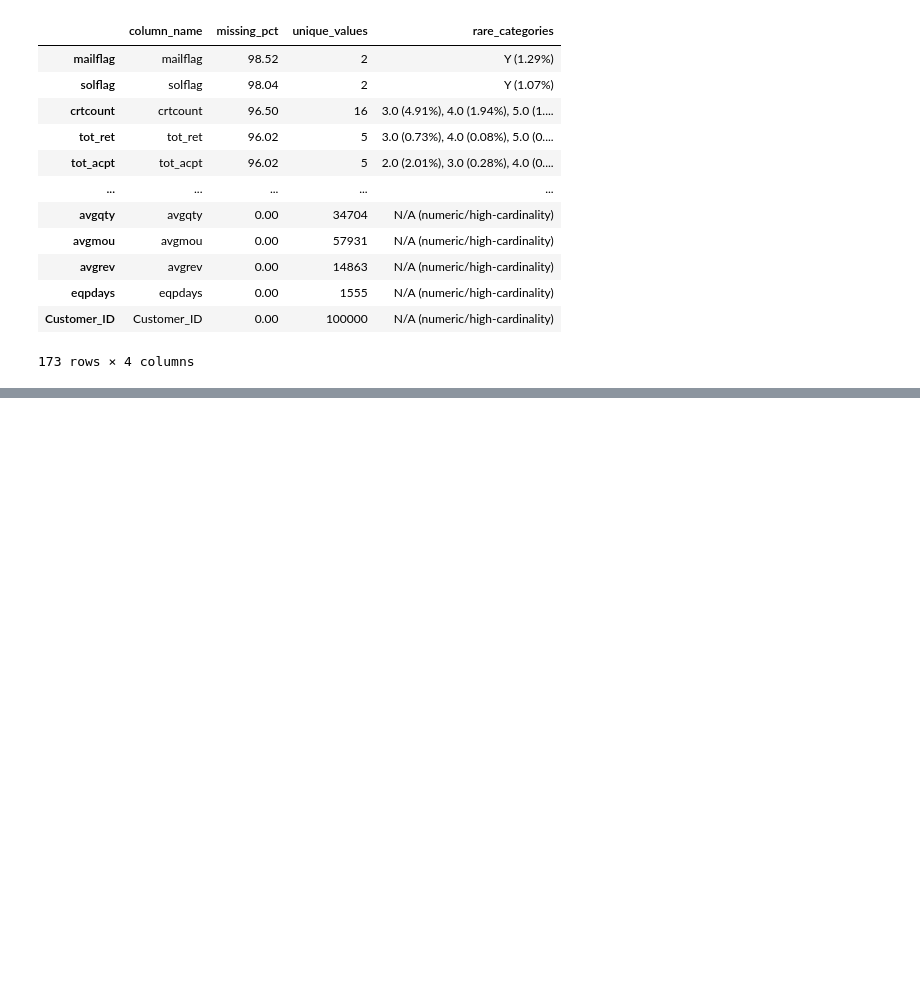
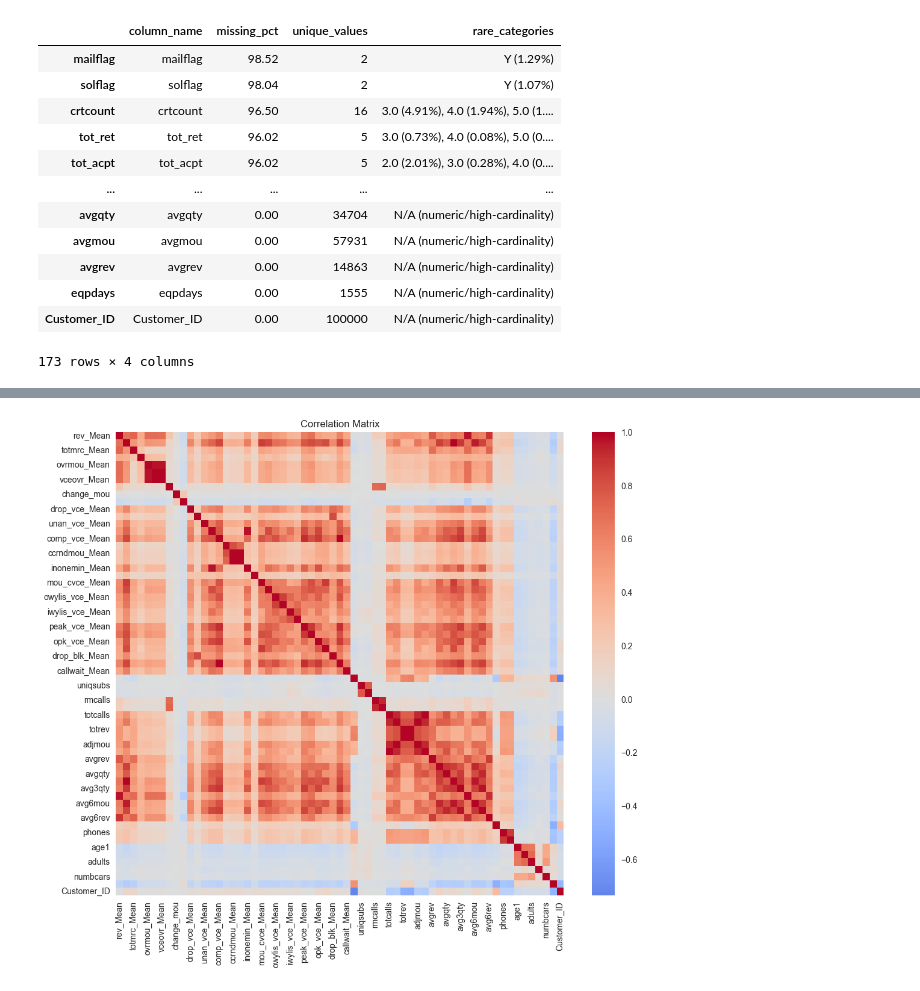
Before and after one commit to FelixVeaux/Telecom_Churn, a Jupyter notebook: 01_Initial_Data/Cleaning.ipynb, the cells around one changed output, grey strips where cells are left out. Cells and saved outputs as stored; diff of their text form; code cells hidden in the pictures; blank space fills up the shorter version.

```diff
--- a/01_Initial_Data/Cleaning.ipynb
+++ b/01_Initial_Data/Cleaning.ipynb
@@ -186,0 +383,7 @@ df['pcowner_flag'] = df['pcowner'].apply(lambda x: 'Y' if x == 'Y' else 'N')
+# %%
+# Identify columns with 'change' in their name
+change_cols = df.columns[df.columns.str.contains('change')]
+
+# Drop rows where any 'change' column is outside the range [-100, 100]
+mask = (df[change_cols] >= -100) & (df[change_cols] <= 100)
+df = df[mask.all(axis=1)]
@@ -186,0 +398,10 @@ df['pcowner_flag'] = df['pcowner'].apply(lambda x: 'Y' if x == 'Y' else 'N')
+# %%
+zero_dominant_cols = []
+
+for col in numeric_cols:
+    if (df[col] == 0).sum() / len(df) >= 0.90:
+        zero_dominant_cols.append(col)
+
+print("Columns with ≥90% zeros:")
+print(zero_dominant_cols)
+print(len(zero_dominant_cols))
@@ -186,0 +412,4 @@ df['pcowner_flag'] = df['pcowner'].apply(lambda x: 'Y' if x == 'Y' else 'N')
+# %%
+for col in zero_dominant_cols:
+    df[col] = df[col].apply(lambda x: 0 if x == 0 else 1)  # Step 1: Convert non-zero to 1
+    df[col] = df[col].astype(bool)                         # Step 2: Convert to boolean
@@ -186,0 +518,21 @@ df['pcowner_flag'] = df['pcowner'].apply(lambda x: 'Y' if x == 'Y' else 'N')
+# %%
+# Drop specified columns with infinite VIF
+cols_to_drop = ['plcd_vce_Mean', 'plcd_dat_Mean', 'attempt_Mean']
+df = df.drop(columns=cols_to_drop, errors='ignore')  # errors='ignore' avoids crash if already dropped
+# %%
+import seaborn as sns
+import matplotlib.pyplot as plt
+# Select numeric columns only
+numeric_df = df.select_dtypes(include='number')
+
+# Compute the correlation matrix
+correlation_matrix = numeric_df.corr()
+
+# Display the matrix
+#print(correlation_matrix)
+plt.figure(figsize=(12, 10))
+sns.heatmap(correlation_matrix, cmap='coolwarm', center=0, annot=False, fmt='.2f')
+plt.title('Correlation Matrix')
+plt.show()
+# %% [output]
+[figure, added]
```
Also changed, not shown: parts of 23 cells of this notebook, 1 other file.
